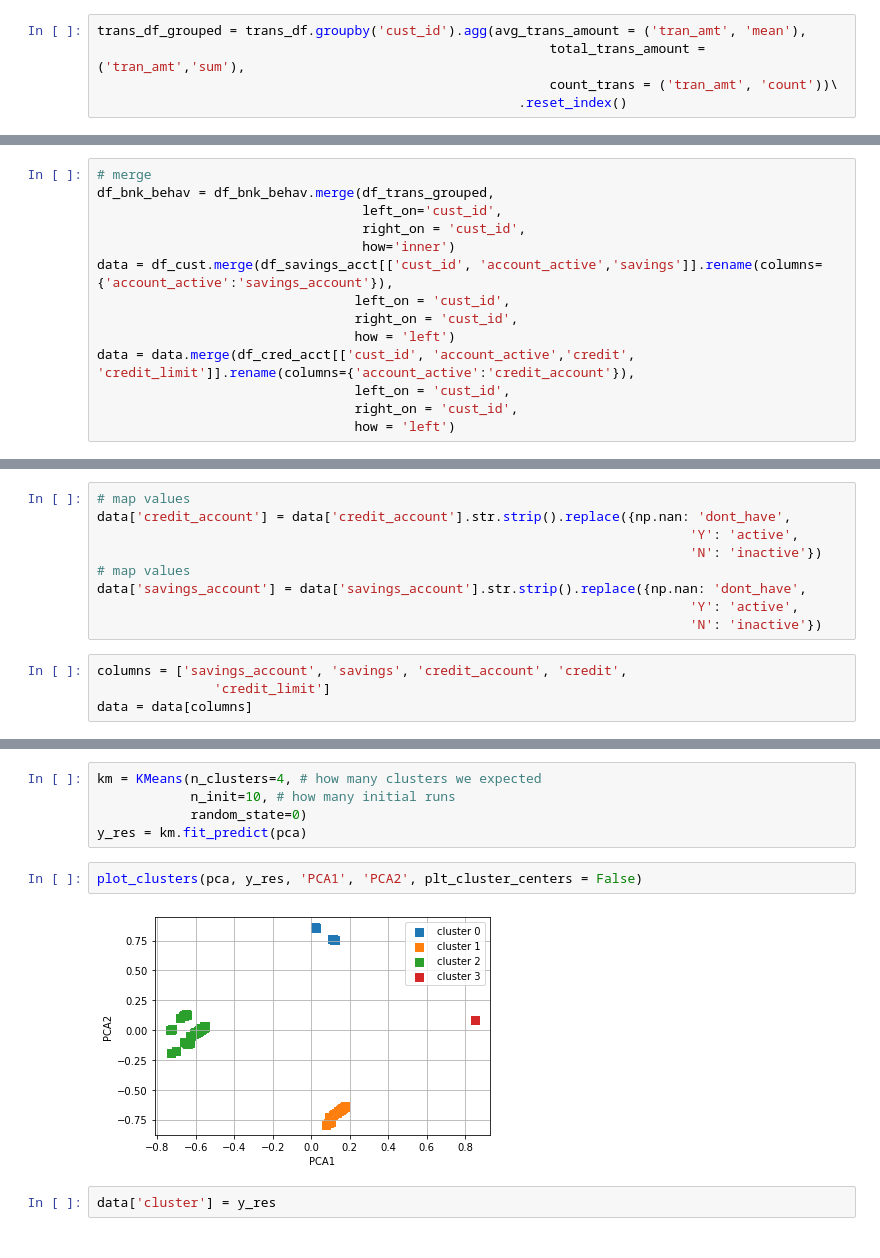
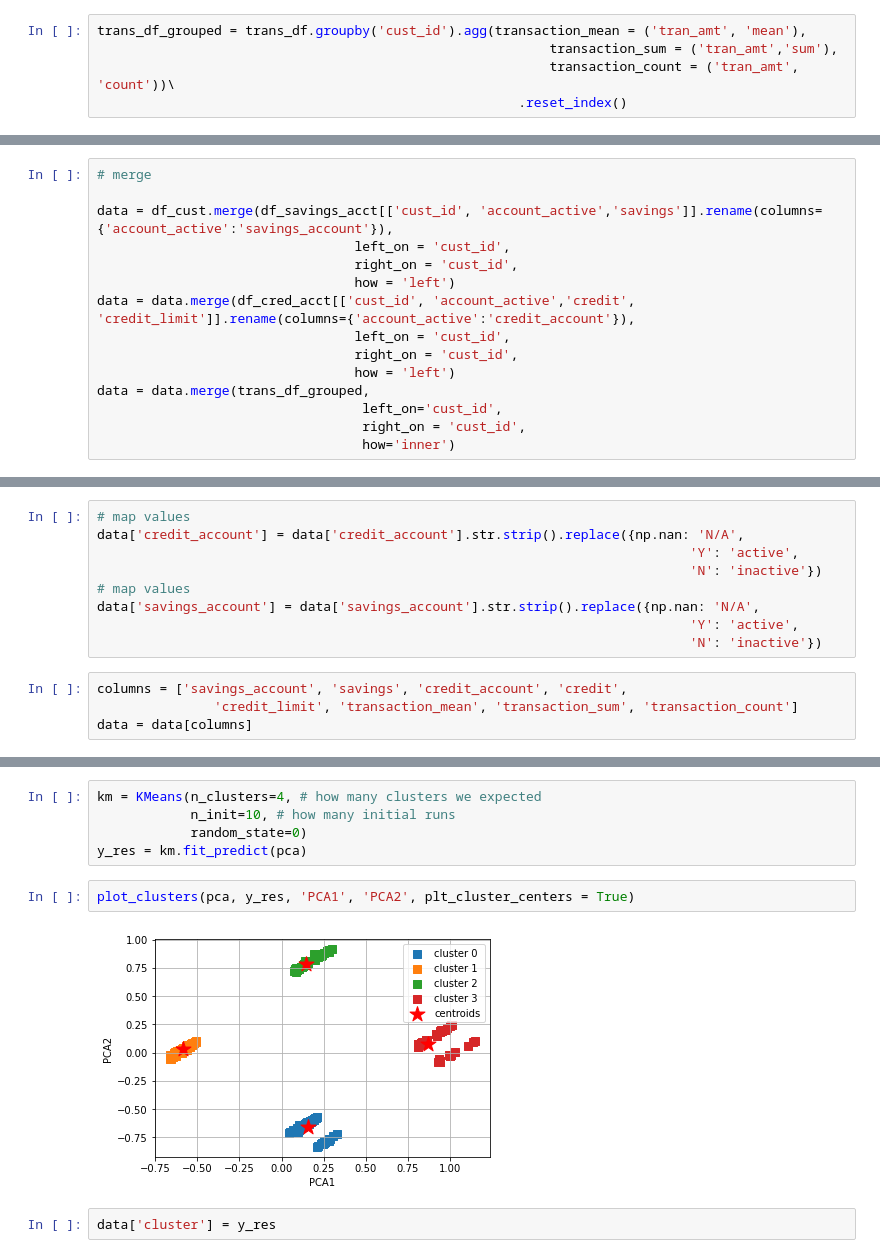
Before and after one commit to emre-bolcakan/miniproject-III, a Jupyter notebook: mini-project-III.ipynb, the cells around one changed output, grey strips where cells are left out. Cells and saved outputs as stored; diff of their text form.

```diff
--- a/mini-project-III.ipynb
+++ b/mini-project-III.ipynb
@@ -1007,19 +1007,16 @@ trans_df = trans_df.merge(df_accounts[['acct_nbr','cust_id']],
                                         right_on = 'acct_nbr',
                                         how = 'inner')
 # %%
-trans_df_grouped = trans_df.groupby('cust_id').agg(avg_trans_amount = ('tran_amt', 'mean'),
-                                                          total_trans_amount = ('tran_amt','sum'),
-                                                          count_trans = ('tran_amt', 'count'))\
+trans_df_grouped = trans_df.groupby('cust_id').agg(transaction_mean = ('tran_amt', 'mean'),
+                                                          transaction_sum = ('tran_amt','sum'),
+                                                          transaction_count = ('tran_amt', 'count'))\
                                                       .reset_index()
 # %%
 df_savings_acct['savings'] = df_savings_acct['ending_balance'] - df_savings_acct['starting_balance']
 df_cred_acct['credit'] = df_cred_acct['ending_balance'] - df_cred_acct['starting_balance']
 # %%
 # merge
-df_bnk_behav = df_bnk_behav.merge(df_trans_grouped,
-                                  left_on='cust_id',
-                                  right_on = 'cust_id',
-                                  how='inner')
+
 data = df_cust.merge(df_savings_acct[['cust_id', 'account_active','savings']].rename(columns={'account_active':'savings_account'}),
                                  left_on = 'cust_id',
                                  right_on = 'cust_id',
@@ -1028,22 +1025,26 @@ data = data.merge(df_cred_acct[['cust_id', 'account_active','credit', 'credit_li
                                  left_on = 'cust_id',
                                  right_on = 'cust_id',
                                  how = 'left')
+data = data.merge(trans_df_grouped,
+                                  left_on='cust_id',
+                                  right_on = 'cust_id',
+                                  how='inner')
 # %%
 data['credit_limit'].fillna(0, inplace=True)
 data['credit'].fillna(0, inplace=True)
 data['savings'].fillna(0, inplace=True)
 # %%
 # map values
-data['credit_account'] = data['credit_account'].str.strip().replace({np.nan: 'dont_have',
+data['credit_account'] = data['credit_account'].str.strip().replace({np.nan: 'N/A',
                                                                             'Y': 'active',
                                                                             'N': 'inactive'})
 # map values
-data['savings_account'] = data['savings_account'].str.strip().replace({np.nan: 'dont_have',
+data['savings_account'] = data['savings_account'].str.strip().replace({np.nan: 'N/A',
                                                                             'Y': 'active',
                                                                             'N': 'inactive'})
 # %%
 columns = ['savings_account', 'savings', 'credit_account', 'credit',
-               'credit_limit']
+               'credit_limit', 'transaction_mean', 'transaction_sum', 'transaction_count']
 data = data[columns]
 # %%
 data = pd.get_dummies(data, drop_first=True)
@@ -1082,8 +1097,8 @@ km = KMeans(n_clusters=4, # how many clusters we expected
             random_state=0)
 y_res = km.fit_predict(pca)
 # %%
-plot_clusters(pca, y_res, 'PCA1', 'PCA2', plt_cluster_centers = False)
+plot_clusters(pca, y_res, 'PCA1', 'PCA2', plt_cluster_centers = True)
 # %% [output]
-[figure, old version]
+[figure, new version]
 # %%
 data['cluster'] = y_res
```
Also changed, not shown: parts of 8 cells of this notebook.
